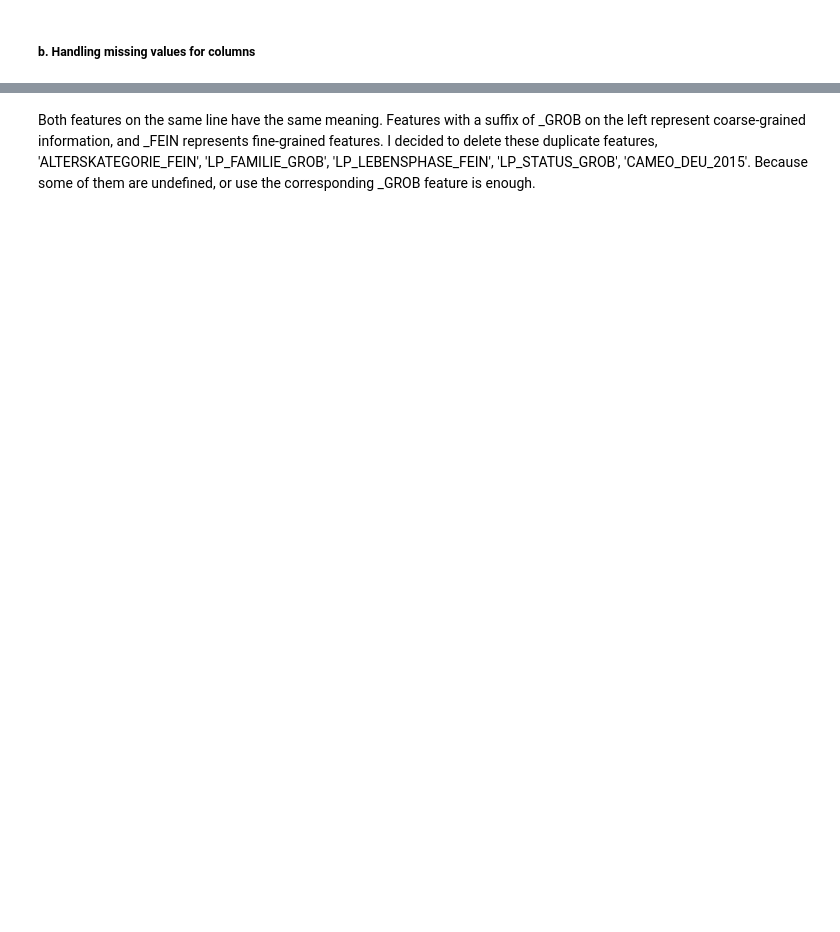
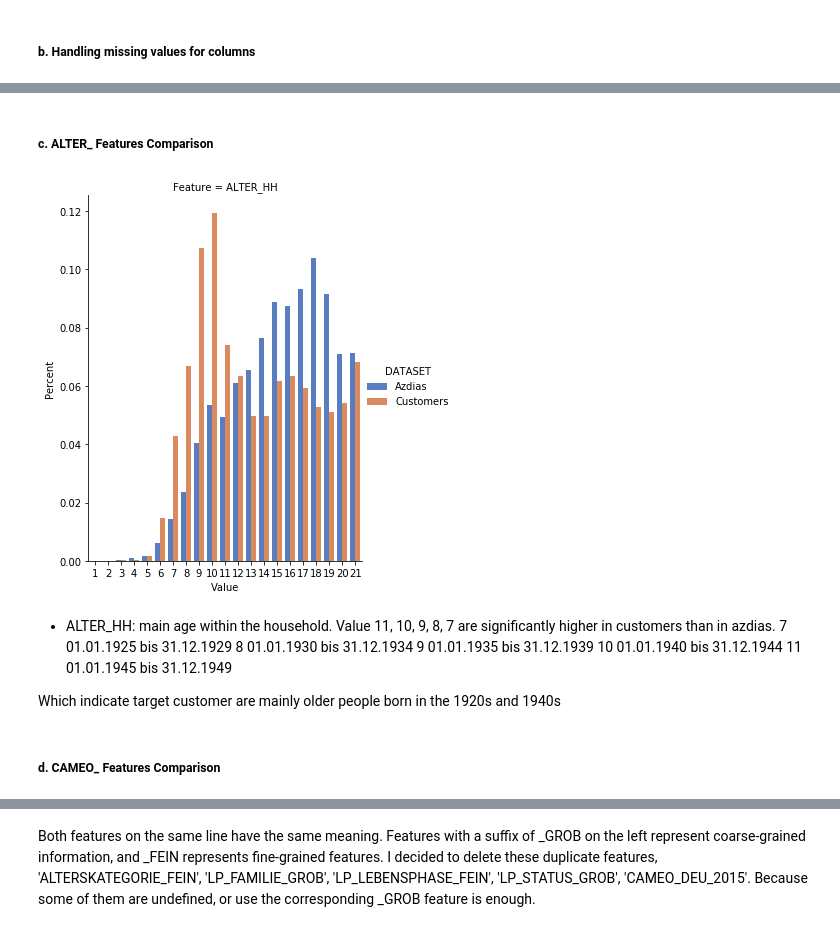
Before and after one commit to binliu-base/udacity-dsnd-capstone-arvato, a Jupyter notebook: Arvato Project Workbook.ipynb, the cells around one changed output, grey strips where cells are left out. Drawn from its saved outputs; the diff is of its cells as text; code cells hidden in the pictures; blank space fills up the shorter version.

```diff
--- a/Arvato Project Workbook.ipynb
+++ b/Arvato Project Workbook.ipynb
@@ -142,0 +331,58 @@ print('Delete {len(feats_todrop_comm)} features in total')
+# %%
+feats_KBA13 = pd.Series(index = feats_KBA13).drop([
+'KBA13_ANTG1',
+'KBA13_ANTG2',
+'KBA13_ANTG3',
+'KBA13_ANTG4',
+'KBA13_BAUMAX',
+'KBA13_CCM_3000',
+'KBA13_CCM_3001',
+'KBA13_VORB_1',
+'KBA13_VORB_1_2',
+'KBA13_VORB_0',
+'KBA13_VORB_2',
+'KBA13_VORB_3',
+'KBA13_SEG_GELAENDEWAGEN',
+'KBA13_SEG_GROSSRAUMVANS',
+'KBA13_SEG_KLEINST',
+'KBA13_SEG_KLEINWAGEN',
+'KBA13_SEG_KOMPAKTKLASSE',
+'KBA13_SEG_MINIVANS',
+'KBA13_SEG_MINIWAGEN',
+'KBA13_SEG_MITTELKLASSE',
+'KBA13_SEG_OBEREMITTELKLASSE',
+'KBA13_SEG_OBERKLASSE',
+'KBA13_SEG_SONSTIGE',
+'KBA13_SEG_SPORTWAGEN',
+'KBA13_SEG_UTILITIES',
+'KBA13_SEG_VAN',
+'KBA13_SEG_WOHNMOBILE',
+'KBA13_AUTOQUOTE',
+'KBA13_BJ_2009',
+'KBA13_BMW'
+]).index.tolist()
+
+feats_todrop.extend(feats_KBA13)
+
+eda_azdias.data.drop(columns = feats_KBA13, inplace =True)
+eda_customers.data.drop(columns = feats_KBA13, inplace =True)
+# %% [markdown]
+##### c.   ALTER_  Features Comparison
+# %%
+feats_ALTER =set([x for x in comm_feats if x.startswith( 'ALTER_')])
+feats_ALTER = pd.Series(list(feats_ALTER)).sort_values().tolist()
+
+h.plot_feats_comparison(eda_azdias.data, eda_customers.data, feats_ALTER, fig_height=6)
+# %% [output]
+[figure, added]
+# %% [markdown]
+- ALTER_HH:	main age within the household.  Value 11, 10, 9, 8, 7 are significantly higher in customers than in azdias.
+    7	01.01.1925 bis 31.12.1929
+    8	01.01.1930 bis 31.12.1934
+    9	01.01.1935 bis 31.12.1939
+    10	01.01.1940 bis 31.12.1944
+    11	01.01.1945 bis 31.12.1949
+
+Which indicate target customer are mainly older people born in the 1920s and 1940s
+# %% [markdown]
+##### d. CAMEO_  Features Comparison
```
Also changed, not shown: parts of 100 cells of this notebook, 1 other file.
